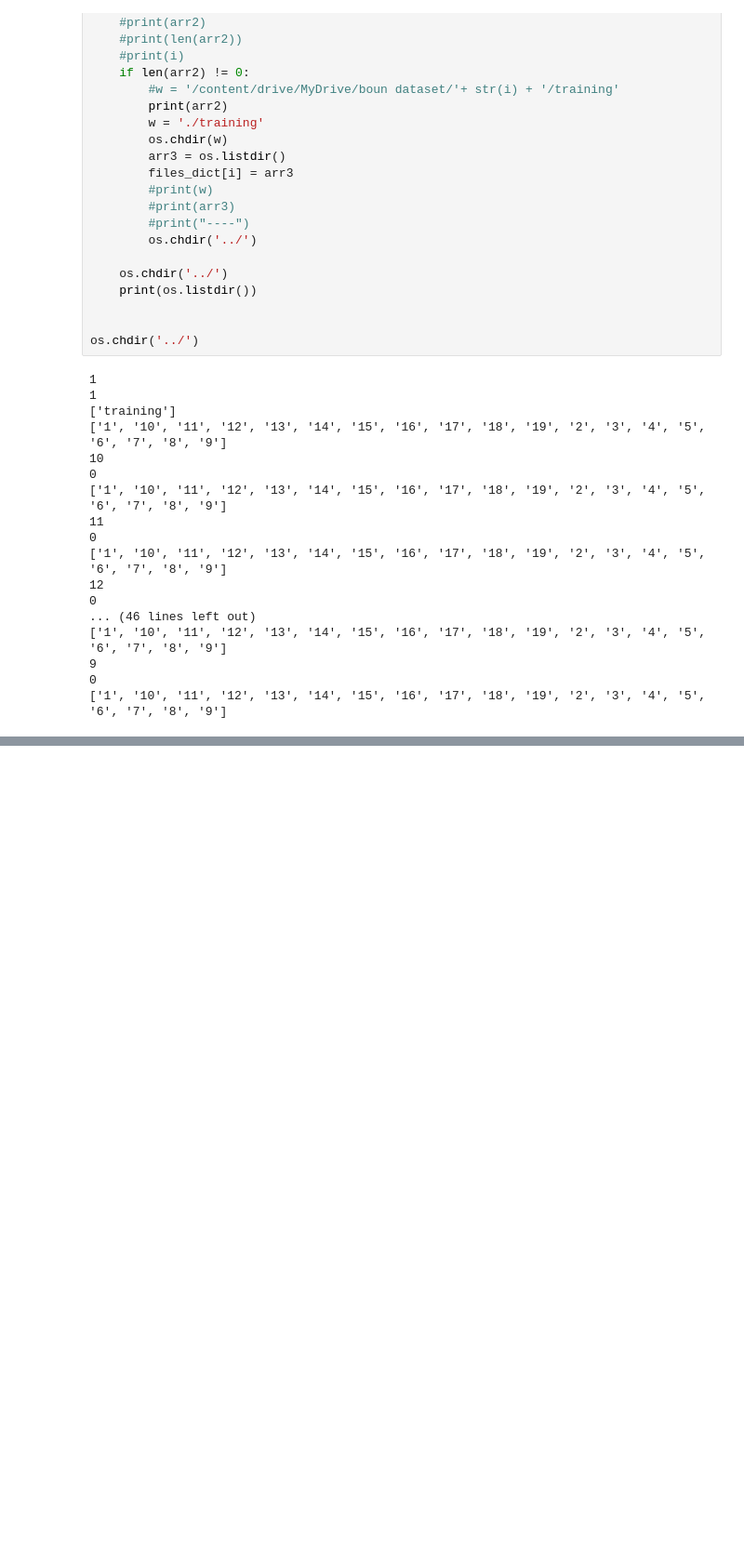
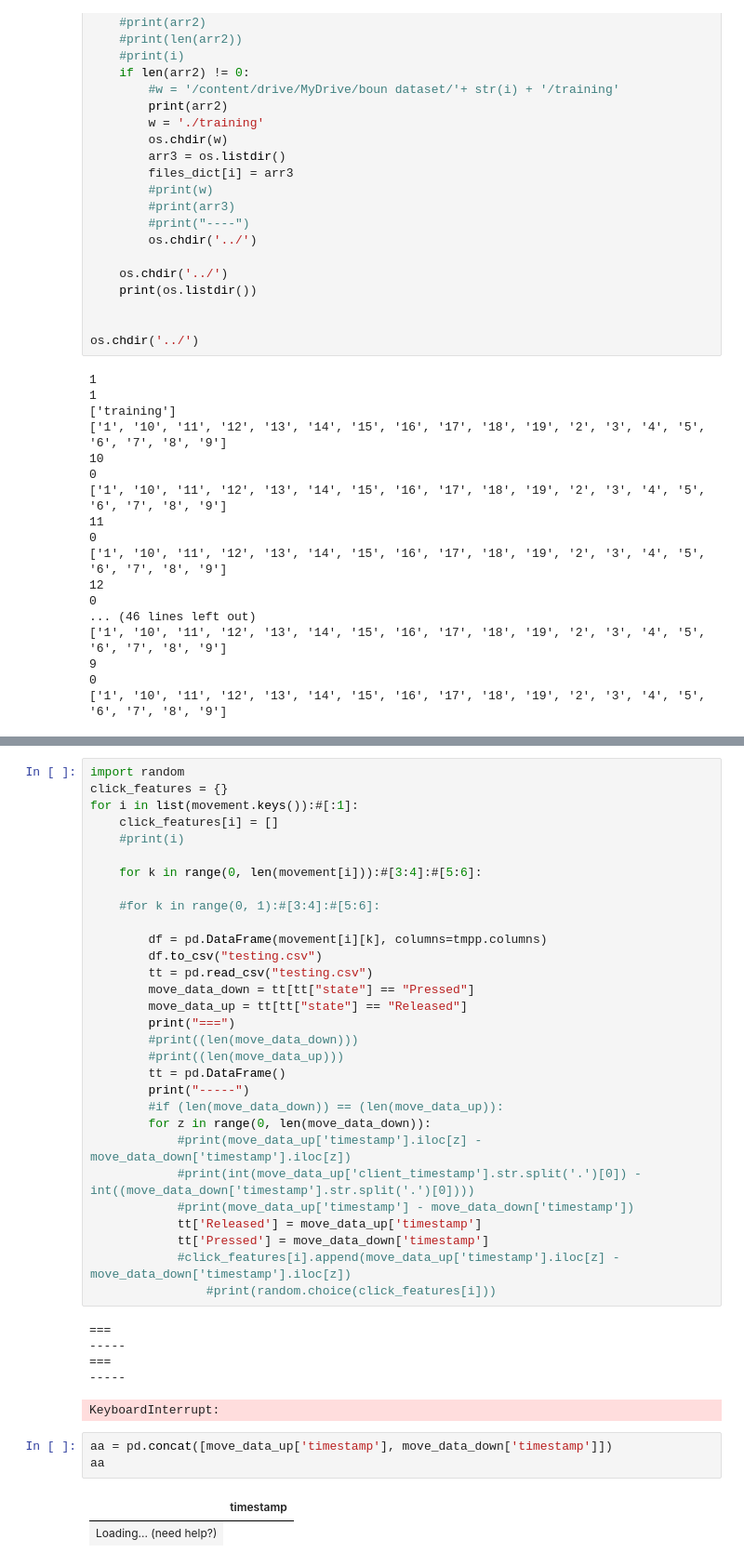
Before and after one commit to oscilloscope/mouse_boun, a Jupyter notebook: boun_d.ipynb, the cells around one changed output, grey strips where cells are left out. Shown: that part at 93% size. Drawn from its saved outputs; the diff is of its cells as text; blank space fills up the shorter version.

Commit message:
without click

```diff
--- a/boun_d.ipynb
+++ b/boun_d.ipynb
@@ -118,2 +190,44 @@ for i in list(files_dict.keys()):
         user_dict[i].append(tmpp)
         #count = count + 1
+# %%
+import random
+click_features = {}
+for i in list(movement.keys()):#[:1]:
+    click_features[i] = []
+    #print(i)
+
+    for k in range(0, len(movement[i])):#[3:4]:#[5:6]:
+
+    #for k in range(0, 1):#[3:4]:#[5:6]:
+
+        df = pd.DataFrame(movement[i][k], columns=tmpp.columns)
+        df.to_csv("testing.csv")
+        tt = pd.read_csv("testing.csv")
+        move_data_down = tt[tt["state"] == "Pressed"]
+        move_data_up = tt[tt["state"] == "Released"]
+        print("===")
+        #print((len(move_data_down)))
+        #print((len(move_data_up)))
+        tt = pd.DataFrame()
+        print("-----")
+        #if (len(move_data_down)) == (len(move_data_up)):
+        for z in range(0, len(move_data_down)):
+            #print(move_data_up['timestamp'].iloc[z] - move_data_down['timestamp'].iloc[z])
+            #print(int(move_data_up['client_timestamp'].str.split('.')[0]) - int((move_data_down['timestamp'].str.split('.')[0])))
+            #print(move_data_up['timestamp'] - move_data_down['timestamp'])
+            tt['Released'] = move_data_up['timestamp']
+            tt['Pressed'] = move_data_down['timestamp']
+            #click_features[i].append(move_data_up['timestamp'].iloc[z] - move_data_down['timestamp'].iloc[z])
+                #print(random.choice(click_features[i]))
+# %% [output]
+===
+-----
+===
+-----
+KeyboardInterrupt:
+# %%
+aa = pd.concat([move_data_up['timestamp'], move_data_down['timestamp']])
+aa
+# %% [output]
+|  | timestamp |
+| Loading... (need help?) |
```
Also changed, not shown: parts of 12 cells of this notebook, 3 other files.
